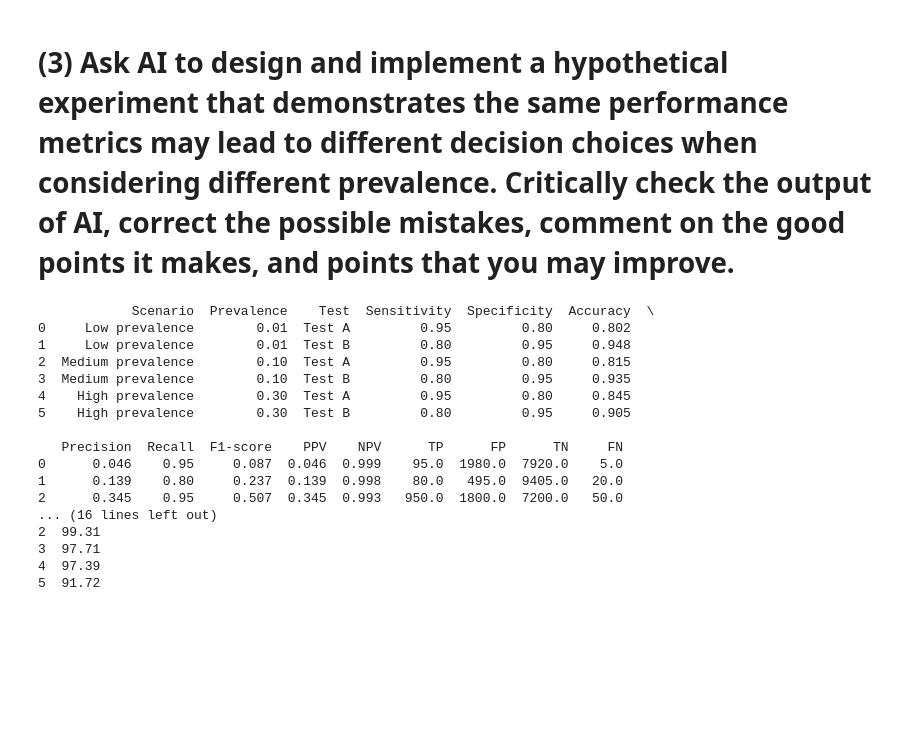
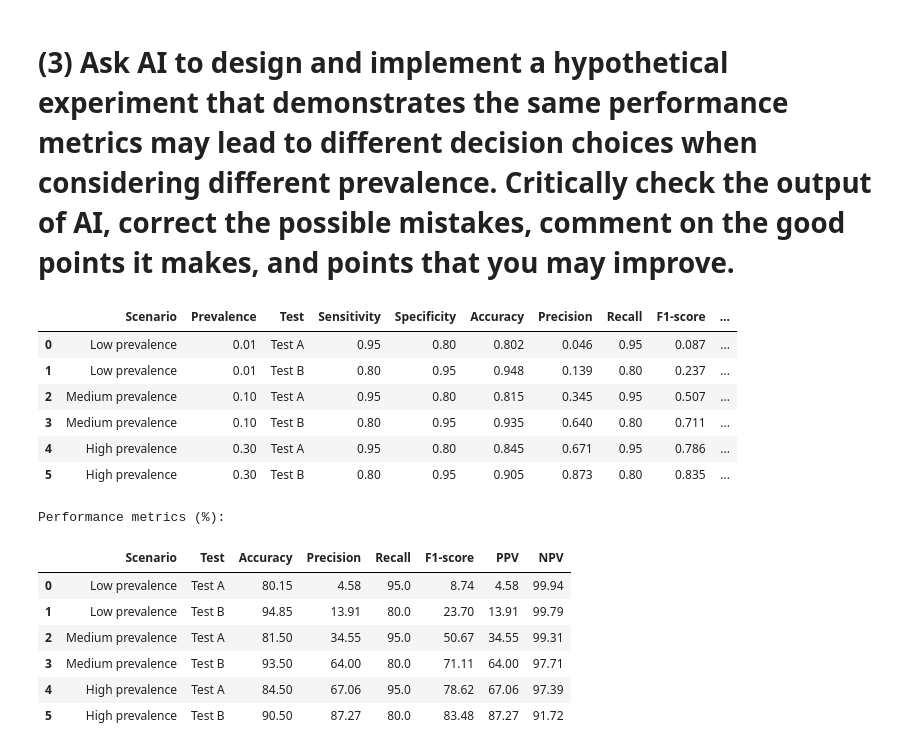
Before and after one commit to 612kelly/ml, a Jupyter notebook: HW1/metrics_changes.ipynb, the cells around one changed output. Drawn from its saved outputs; the diff is of its cells as text; code cells hidden in the pictures; blank space fills up the shorter version.

```diff
--- a/HW1/metrics_changes.ipynb
+++ b/HW1/metrics_changes.ipynb
@@ -148,71 +148,69 @@ for scenario, prevalence in prevalences.items():
 
         npv = TN / (TN + FN)
 
         results.append({
             "Scenario": scenario,
             "Prevalence": prevalence,
             "Test": test_name,
             "Sensitivity": sensitivity,
             "Specificity": specificity,
             "Accuracy": accuracy,
             "Precision": precision,
             "Recall": recall,
             "F1-score": f1,
             "PPV": ppv,
             "NPV": npv,
             "TP": TP,
             "FP": FP,
             "TN": TN,
             "FN": FN
         })
 
 
 # ============================================================
 # 4. Create a DataFrame
 # ============================================================
 
 df = pd.DataFrame(results)
 
 # Display the results
-print(df.round(3))
-
-
-# ============================================================
-# 5. Display the most important metrics as percentages
-# ============================================================
-
-metrics = [
-    "Accuracy",
-    "Precision",
-    "Recall",
-    "F1-score",
-    "PPV",
-    "NPV"
-]
-
-display_df = df[
-    ["Scenario", "Test"] + metrics
-].copy()
-
-display_df[metrics] = display_df[metrics] * 100
-
-print("\nPerformance metrics (%):")
-print(display_df.round(2))
+df.round(3)
 # %% [output]
-            Scenario  Prevalence    Test  Sensitivity  Specificity  Accuracy  \
-0     Low prevalence        0.01  Test A         0.95         0.80     0.802
-1     Low prevalence        0.01  Test B         0.80         0.95     0.948
-2  Medium prevalence        0.10  Test A         0.95         0.80     0.815
-3  Medium prevalence        0.10  Test B         0.80         0.95     0.935
-4    High prevalence        0.30  Test A         0.95         0.80     0.845
-5    High prevalence        0.30  Test B         0.80         0.95     0.905
-
-   Precision  Recall  F1-score    PPV    NPV      TP      FP      TN     FN
-0      0.046    0.95     0.087  0.046  0.999    95.0  1980.0  7920.0    5.0
-1      0.139    0.80     0.237  0.139  0.998    80.0   495.0  9405.0   20.0
-2      0.345    0.95     0.507  0.345  0.993   950.0  1800.0  7200.0   50.0
-... (16 lines left out)
-2  99.31
-3  97.71
-4  97.39
-5  91.72
+|  | Scenario | Prevalence | Test | Sensitivity | Specificity | Accuracy | Precision | Recall | F1-score | ... |
+| 0 | Low prevalence | 0.01 | Test A | 0.95 | 0.80 | 0.802 | 0.046 | 0.95 | 0.087 | ... |
+| 1 | Low prevalence | 0.01 | Test B | 0.80 | 0.95 | 0.948 | 0.139 | 0.80 | 0.237 | ... |
+| 2 | Medium prevalence | 0.10 | Test A | 0.95 | 0.80 | 0.815 | 0.345 | 0.95 | 0.507 | ... |
+| 3 | Medium prevalence | 0.10 | Test B | 0.80 | 0.95 | 0.935 | 0.640 | 0.80 | 0.711 | ... |
+| 4 | High prevalence | 0.30 | Test A | 0.95 | 0.80 | 0.845 | 0.671 | 0.95 | 0.786 | ... |
+| 5 | High prevalence | 0.30 | Test B | 0.80 | 0.95 | 0.905 | 0.873 | 0.80 | 0.835 | ... |
+# %%
+# ============================================================
+# 5. Display the most important metrics as percentages
+# ============================================================
+
+metrics = [
+    "Accuracy",
+    "Precision",
+    "Recall",
+    "F1-score",
+    "PPV",
+    "NPV"
+]
+
+display_df = df[
+    ["Scenario", "Test"] + metrics
+].copy()
+
+display_df[metrics] = display_df[metrics] * 100
+
+print("\nPerformance metrics (%):")
+display_df.round(2)
+# %% [output]
+Performance metrics (%):
+|  | Scenario | Test | Accuracy | Precision | Recall | F1-score | PPV | NPV |
+| 0 | Low prevalence | Test A | 80.15 | 4.58 | 95.0 | 8.74 | 4.58 | 99.94 |
+| 1 | Low prevalence | Test B | 94.85 | 13.91 | 80.0 | 23.70 | 13.91 | 99.79 |
+| 2 | Medium prevalence | Test A | 81.50 | 34.55 | 95.0 | 50.67 | 34.55 | 99.31 |
+| 3 | Medium prevalence | Test B | 93.50 | 64.00 | 80.0 | 71.11 | 64.00 | 97.71 |
+| 4 | High prevalence | Test A | 84.50 | 67.06 | 95.0 | 78.62 | 67.06 | 97.39 |
+| 5 | High prevalence | Test B | 90.50 | 87.27 | 80.0 | 83.48 | 87.27 | 91.72 |
```
Also changed, not shown: 4 other files.
